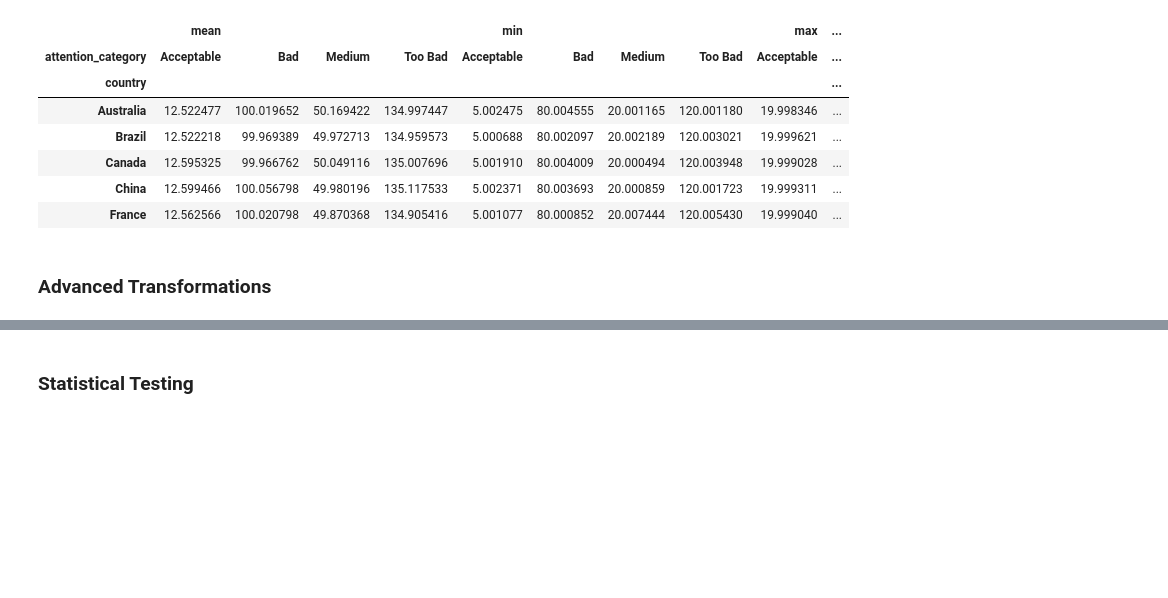
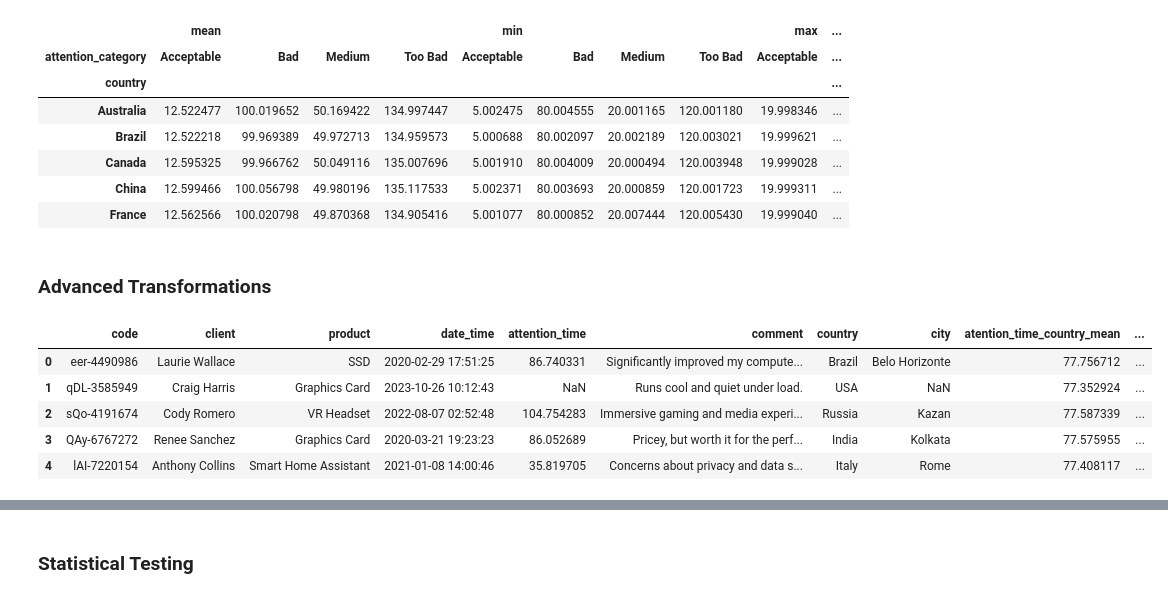
Before and after one commit to EngAndres/ud-public, a Jupyter notebook: courses/data-science-introduction/notebooks/Pandas.ipynb, the cells around one changed output, grey strips where cells are left out. Cells and saved outputs as stored; diff of their text form; code cells hidden in the pictures; blank space fills up the shorter version.

```diff
--- a/courses/data-science-introduction/notebooks/Pandas.ipynb
+++ b/courses/data-science-introduction/notebooks/Pandas.ipynb
@@ -918,12 +923,12 @@ grouped_country_city_df
 # %%
 # group and transform dataframes using groupby() and transform()
 # add country avg_time and std_time to each row
-call_center_df['atention_time_country_mean'] = call_center_df.groupby('country')\
+call_center_df['atention_time_country_mean'] = call_center_df.groupby('country', observed=False)\
                                                 ['attention_time'].transform('mean')
-call_center_df['atention_time_country_std'] = call_center_df.groupby('')\
+call_center_df['atention_time_country_std'] = call_center_df.groupby('country', observed=False)\
                                                 ['attention_time'].transform('std')
 
-call_center_df.head(10)country
+call_center_df.head(10)
 # %% [output]
 |  | code | client | product | date_time | attention_time | comment | country | city | atention_time_country_mean | ... |
 | 0 | eer-4490986 | Laurie Wallace | SSD | 2020-02-29 17:51:25 | 86.740331 | Significantly improved my compute... | Brazil | Belo Horizonte | 77.756712 | ... |
@@ -1000,0 +1002,39 @@ call_center_df.pivot_table(index='country', columns='attention_category', \
+# %%
+# making transformations using apply()
+regions = {
+    'south america': ['Brazil'],
+    'north america': ['USA', 'Canada', 'Mexico'],
+    'europe': ['Spain', 'France', 'UK', 'Germany', 'Italy'],
+    'asia': ['China', 'South Korea', 'India', 'Japan'],
+    'asia/europe': ['Russia'],
+    'occeania': ['Australia']
+}
+
+def get_region(country: str) -> str:
+    """
+    This function returns a region based on thegiven country.
+
+    Args:
+        country(str): Country to be checked
+
+    Returns:
+        The region of the country.
+    """
+    region_result = "NA"
+    for region, countries in regions.items():
+        if country in countries:
+            region_result = region
+            break
+    return region_result
+
+# ------- Test => Feature Engineering
+call_center_df['region'] = call_center_df['country'].\
+                        apply(lambda c: get_region(c))
+call_center_df.head()
+# %% [output]
+|  | code | client | product | date_time | attention_time | comment | country | city | atention_time_country_mean | ... |
+| 0 | eer-4490986 | Laurie Wallace | SSD | 2020-02-29 17:51:25 | 86.740331 | Significantly improved my compute... | Brazil | Belo Horizonte | 77.756712 | ... |
+| 1 | qDL-3585949 | Craig Harris | Graphics Card | 2023-10-26 10:12:43 | NaN | Runs cool and quiet under load. | USA | NaN | 77.352924 | ... |
+| 2 | sQo-4191674 | Cody Romero | VR Headset | 2022-08-07 02:52:48 | 104.754283 | Immersive gaming and media experi... | Russia | Kazan | 77.587339 | ... |
+| 3 | QAy-6767272 | Renee Sanchez | Graphics Card | 2020-03-21 19:23:23 | 86.052689 | Pricey, but worth it for the perf... | India | Kolkata | 77.575955 | ... |
+| 4 | lAI-7220154 | Anthony Collins | Smart Home Assistant | 2021-01-08 14:00:46 | 35.819705 | Concerns about privacy and data s... | Italy | Rome | 77.408117 | ... |
```
Also changed, not shown: parts of 13 cells of this notebook, 1 other file.
